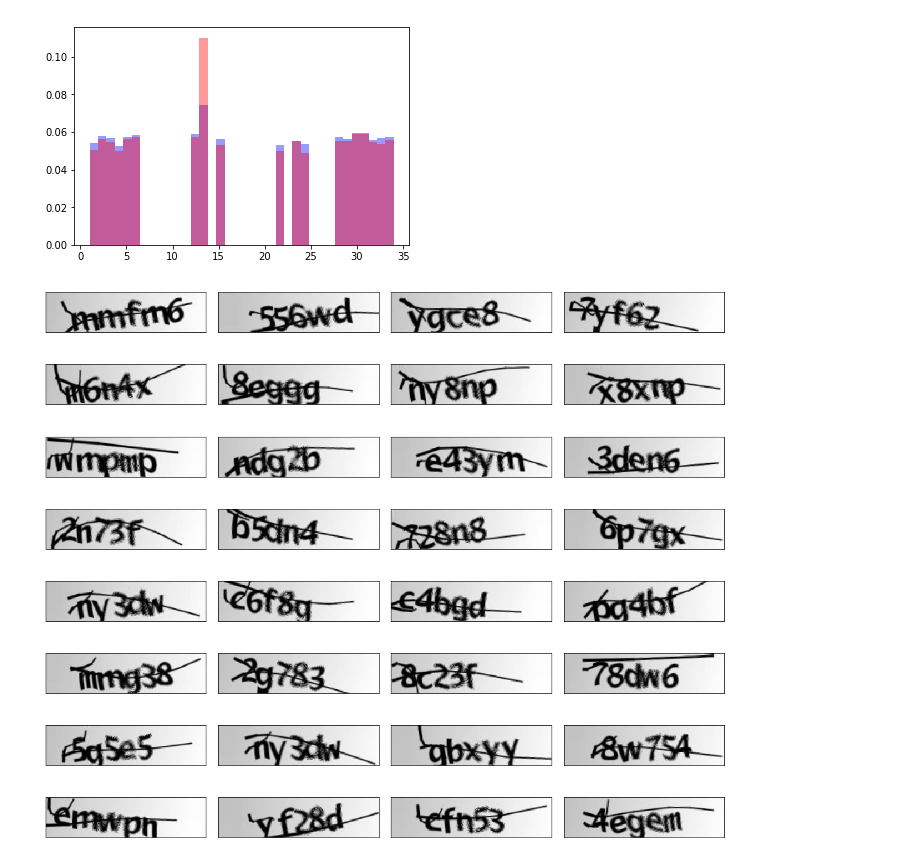
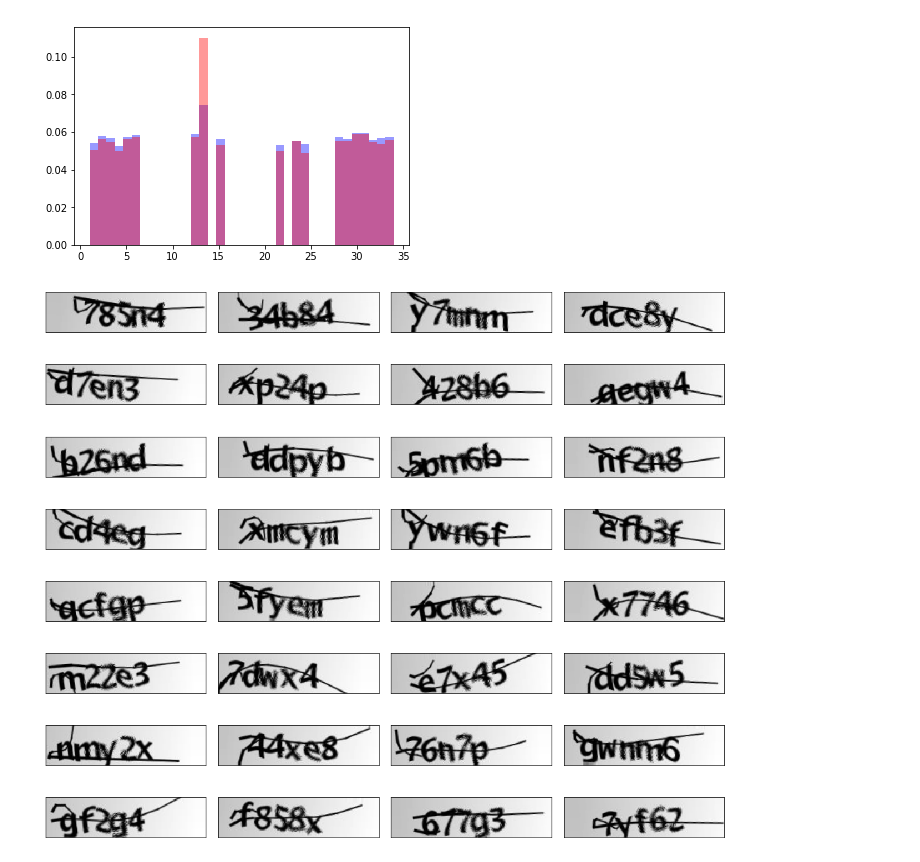
Before and after one commit to Vykstorm/CaptchaDL, a Jupyter notebook: notebooks/data_augmentation.ipynb, the cells around one changed output. Drawn from its saved outputs; the diff is of its cells as text; code cells hidden in the pictures.

```diff
--- a/notebooks/data_augmentation.ipynb
+++ b/notebooks/data_augmentation.ipynb
@@ -126,18 +126,21 @@ def batch_iterator():
     shuffled_indices = shuffle(indices)
     for index in range(0, n, batch_size):
         batch_indices = shuffled_indices[index:index+batch_size]
-        yield from generator.flow(X[batch_indices, :, :, :], y[batch_indices, :, :], batch_size=batch_size, shuffle=False)
+        yield from islice(generator.flow(X[batch_indices, :, :, :], y[batch_indices, :, :],
+                                         batch_size=batch_size,
+                                         shuffle=False), 1)
 # %%
-X_batch, y_batch = next(batch_iterator())
+it = batch_iterator()
+X_batch, y_batch = next(it)
 
 fig, ax = plt.subplots(batch_size//4, 4, figsize=(14, 12))
 
 for i, j in product(range(0, batch_size//4), range(0, 4)):
     plt.sca(ax[i, j])
     plt.imshow(X_batch[i * 4 + j, :, :, 0], cmap='gray')
     plt.xticks([])
     plt.yticks([])
 
 plt.tight_layout()
 # %% [output]
-[figure, old version]
+[figure, new version]
```
Also changed, not shown: parts of 1 cell of this notebook.
